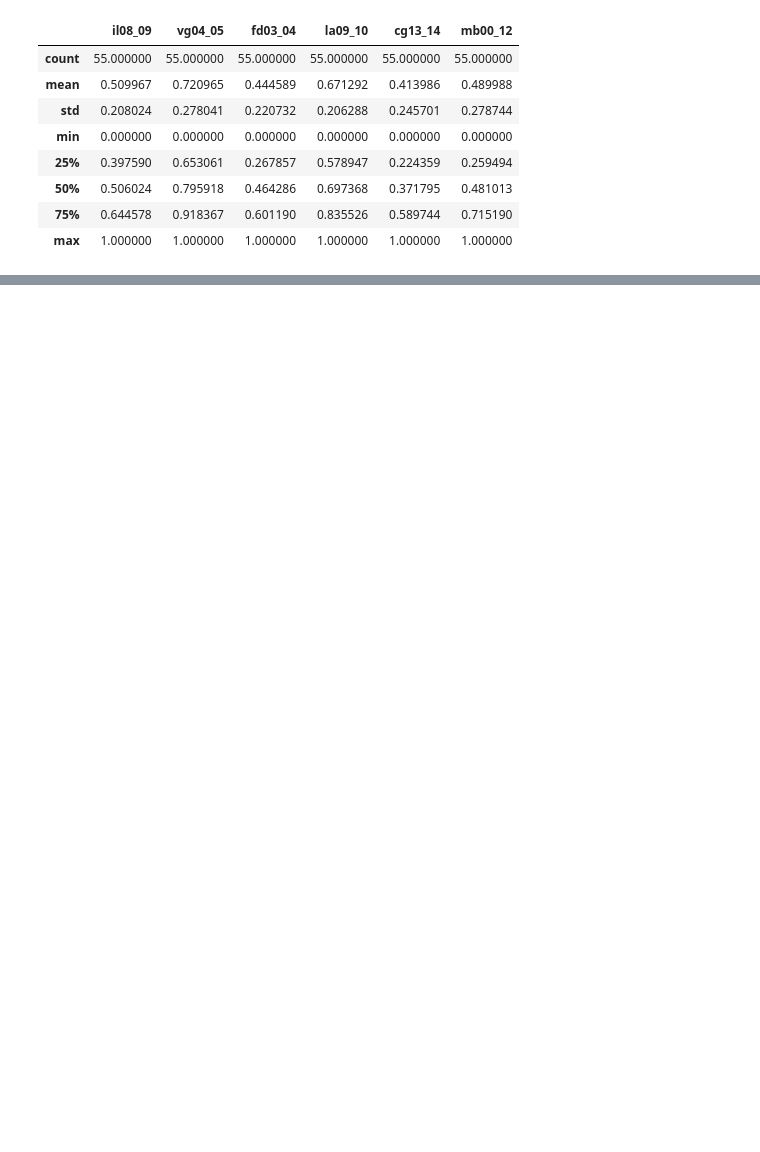
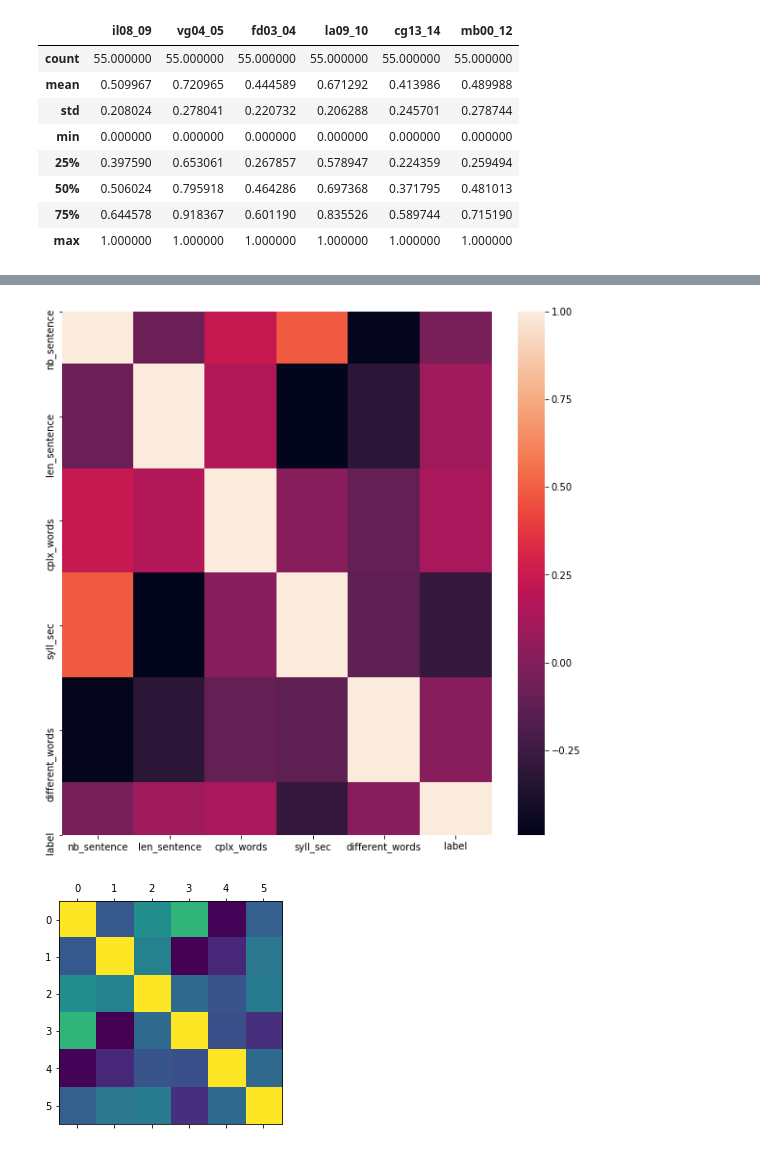
Before and after one commit to vincentnam/Project-Archean, a Jupyter notebook: ChallengeM2SID_2019.ipynb, the cells around one changed output, grey strips where cells are left out. Drawn from its saved outputs; the diff is of its cells as text; code cells hidden in the pictures; blank space fills up the shorter version.

```diff
--- a/ChallengeM2SID_2019.ipynb
+++ b/ChallengeM2SID_2019.ipynb
@@ -409,0 +436,6 @@ normalisation(normalized).describe()
+# %%
+
+#for annot in norm.columns[2:]:
+#    print(norm[np.isfinite(norm[annot])][annot])
+def get_medium_from_normalised(medium,norm,csv_file):
+  return norm[norm[ norm.columns[0]].index.isin( get_medium(medium,csv_file).index)]
@@ -409,0 +683,9 @@ normalisation(normalized).describe()
+# %%
+#DF_aggreg = create_DF_agreg(dic_nb_sentence_N,
+#                    dic_len_sentence_N,
+#                    dic_cplx_N,
+#                    dic_syll_per_sec_N,
+#                    dic_repetition_N)
+
+
+DF_aggreg = pd.read_csv("DF_aggreg.csv")
@@ -409,0 +834,11 @@ normalisation(normalized).describe()
+# %%
+
+df_code_mean = df_code_mean.rename(columns={0:"label"})
+df_code_mean = df_code_mean.sort_values(by=["code_doc"])
+x_set = x_set.sort_values(by=["code_doc"])
+print(x_set)
+#print(y_set)
+#print(df_code_mean)
+dataset = pd.merge(x_set,df_code_mean, on="code_doc")
+print(dataset)
+print(DF_aggreg.columns)
@@ -409,0 +933,10 @@ normalisation(normalized).describe()
+# %%
+import seaborn as sb
+fig = plt.figure(figsize = (10,10))
+sb.heatmap(dataset[dataset.columns[2:]].corr())
+plt.matshow(dataset[dataset.columns[2:]].corr())
+
+plt.show()
+# %% [output]
+[figure, added]
+[figure, added]
```
Also changed, not shown: parts of 96 cells of this notebook.
